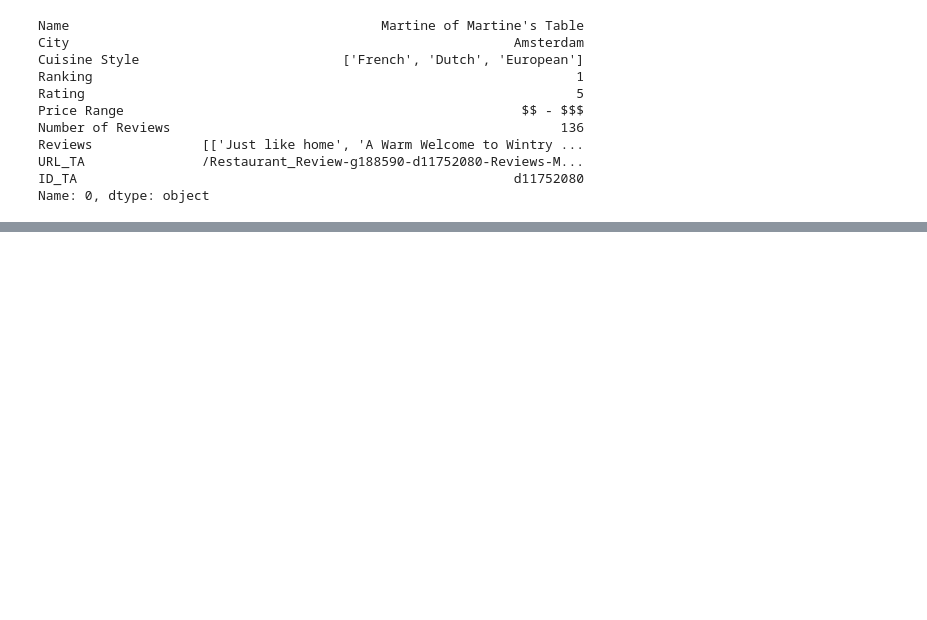
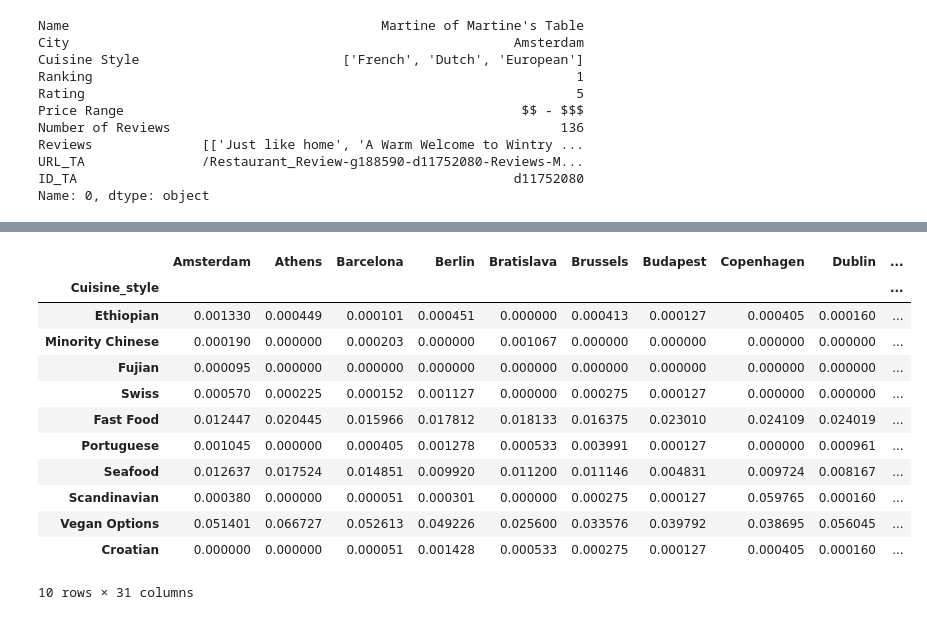
Before and after one commit to msinkec/PR19ABALMSSR, a Jupyter notebook: Analasys.ipynb, the cells around one changed output, grey strips where cells are left out. Cells and saved outputs as stored; diff of their text form; code cells hidden in the pictures; blank space fills up the shorter version.

```diff
--- a/Analasys.ipynb
+++ b/Analasys.ipynb
@@ -114,3 +117,54 @@ df_count
 | 13 | Eastern European | 35 |
 | 14 | Pub | 34 |
 | 15 | Barbecue | 33 |
+# %%
+################################################################################################
+# Construct a dataframe, where the columns represent the cuisine style distribution in a city. #
+################################################################################################
+
+all_styles = set()
+
+for styles in data['Cuisine Style']:
+    if not isinstance(styles, str):
+        continue
+    styles_arr = eval(styles)
+    for s in styles_arr:
+        all_styles.add(s)
+
+df_allstyles = pandas.Series(list(all_styles)).to_frame()
+df_allstyles.columns = ['Cuisine_style']
+# %%
+# Calculate cuisine style popularity vectors for each city, normalize them and add them to dataframe
+
+for grp in data.groupby('City'):
+    df_city = grp[1]
+    df_counts = countCuisines(df_city)
+
+    # Divide count by number of all cuisine style in the dataset
+    df_counts = df_counts.apply(lambda x: x / df_counts.sum())
+
+    df_counts = df_counts.to_frame().reset_index()
+    df_counts.columns = ['Cuisine_style', grp[0]]   # Set city name as column name
+
+    df_allstyles = df_allstyles.merge(df_counts, on='Cuisine_style', how='left')
+
+df_allstyles = df_allstyles.fillna(0.0)
+
+df_allstyles.index = df_allstyles['Cuisine_style']
+df_allstyles = df_allstyles.drop(['Cuisine_style'], axis=1)
+
+df_allstyles.head(n=10)
+# %% [output]
+|  | Amsterdam | Athens | Barcelona | Berlin | Bratislava | Brussels | Budapest | Copenhagen | Dublin | ... |
+| Cuisine_style |  |  |  |  |  |  |  |  |  | ... |
+| Ethiopian | 0.001330 | 0.000449 | 0.000101 | 0.000451 | 0.000000 | 0.000413 | 0.000127 | 0.000405 | 0.000160 | ... |
+| Minority Chinese | 0.000190 | 0.000000 | 0.000203 | 0.000000 | 0.001067 | 0.000000 | 0.000000 | 0.000000 | 0.000000 | ... |
+| Fujian | 0.000095 | 0.000000 | 0.000000 | 0.000000 | 0.000000 | 0.000000 | 0.000000 | 0.000000 | 0.000000 | ... |
+| Swiss | 0.000570 | 0.000225 | 0.000152 | 0.001127 | 0.000000 | 0.000275 | 0.000127 | 0.000000 | 0.000000 | ... |
+| Fast Food | 0.012447 | 0.020445 | 0.015966 | 0.017812 | 0.018133 | 0.016375 | 0.023010 | 0.024109 | 0.024019 | ... |
+| Portuguese | 0.001045 | 0.000000 | 0.000405 | 0.001278 | 0.000533 | 0.003991 | 0.000127 | 0.000000 | 0.000961 | ... |
+| Seafood | 0.012637 | 0.017524 | 0.014851 | 0.009920 | 0.011200 | 0.011146 | 0.004831 | 0.009724 | 0.008167 | ... |
+| Scandinavian | 0.000380 | 0.000000 | 0.000051 | 0.000301 | 0.000000 | 0.000275 | 0.000127 | 0.059765 | 0.000160 | ... |
+| Vegan Options | 0.051401 | 0.066727 | 0.052613 | 0.049226 | 0.025600 | 0.033576 | 0.039792 | 0.038695 | 0.056045 | ... |
+| Croatian | 0.000000 | 0.000000 | 0.000051 | 0.001428 | 0.000533 | 0.000275 | 0.000127 | 0.000405 | 0.000160 | ... |
+10 rows × 31 columns
```
Also changed, not shown: parts of 5 cells of this notebook.
